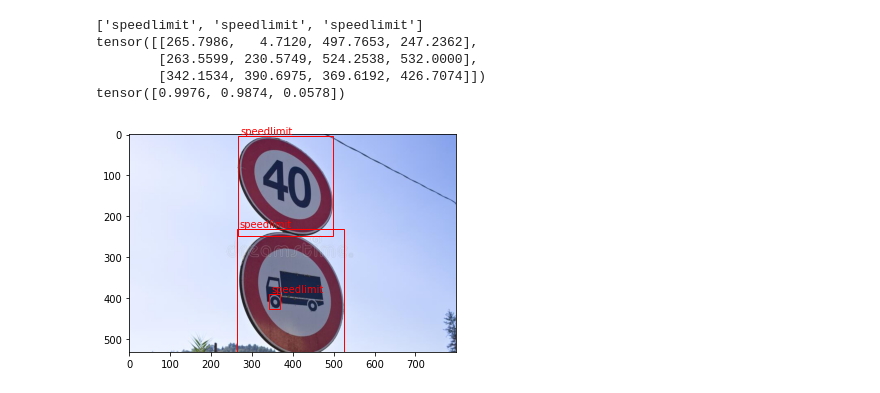
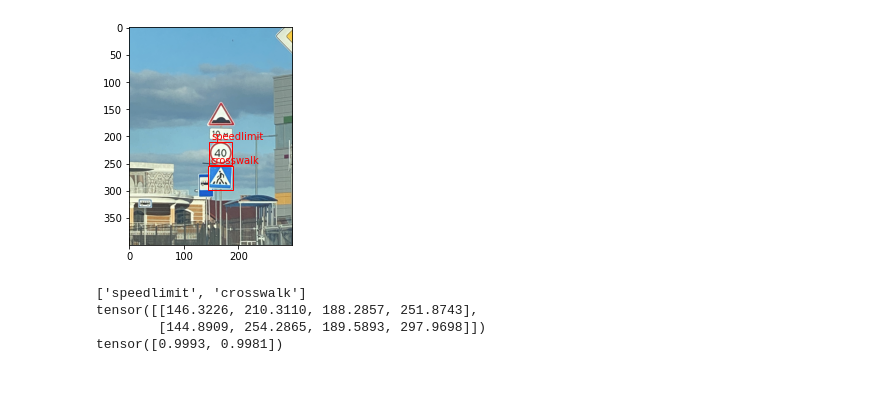
Before and after one commit to Jakub-Pawinski-PP/WdSI_projekt, a Jupyter notebook: road_signs_detection.ipynb, the cells around one changed output. Drawn from its saved outputs; the diff is of its cells as text; code cells hidden in the pictures.

Commit message:
Commit #4 - podział zbiorów, zachowanie modelu, filtracja wyników

```diff
--- a/road_signs_detection.ipynb
+++ b/road_signs_detection.ipynb
@@ -91,20 +81,32 @@ visualize.show_labeled_image(image, boxes, labels)
-# %%
-#wywołanie obrazu ze zbioru testowego celem sprawdzenia możliwości oznaczenia znaków
-image_val = utils.read_image('validation_images/road2136.jpg')
-predictions_val = model.predict(image_val)
-
-labels, boxes, scores = predictions_val
-
-print(labels)
-print(boxes)
-print(scores)
-# %% [output]
-['speedlimit', 'speedlimit', 'speedlimit']
-tensor([[265.7986,   4.7120, 497.7653, 247.2362],
-        [263.5599, 230.5749, 524.2538, 532.0000],
-        [342.1534, 390.6975, 369.6192, 426.7074]])
-tensor([0.9976, 0.9874, 0.0578])
-# %%
-visualize.show_labeled_image(image_val, boxes, labels)
-# %% [output]
-[figure, removed]
+# %%
+model.save('model_weights.pth')
+model = core.Model.load('model_weights.pth', ['speedlimit', 'crosswalk', 'stop', 'trafficlight'])
+# %%
+#wywołanie obrazu ze zbioru treningowego celem sprawdzenia możliwości oznaczenia znaków
+image_train = utils.read_image('train/images/road560.png')
+predictions_train = model.predict(image_train)
+
+labels_train, boxes_train, scores_train = predictions_train
+
+import numpy as np
+#filtr prawdopodobieństwa
+train_filter = np.where(scores_train > 0.5)
+scores_train_filter = scores_train[train_filter]
+boxes_train_filter = boxes_train[train_filter]
+num_list_train = list(train_filter[0])
+labels_train_filter = []
+
+for i in num_list_train:
+  labels_train_filter.append(labels_train[i])
+
+visualize.show_labeled_image(image_train, boxes_train_filter, labels_train_filter)
+
+print(labels_train_filter)
+print(boxes_train_filter)
+print(scores_train_filter)
+# %% [output]
+[figure, added]
+['speedlimit', 'crosswalk']
+tensor([[146.3226, 210.3110, 188.2857, 251.8743],
+        [144.8909, 254.2865, 189.5893, 297.9698]])
+tensor([0.9993, 0.9981])
```
Also changed, not shown: parts of 7 cells of this notebook.
